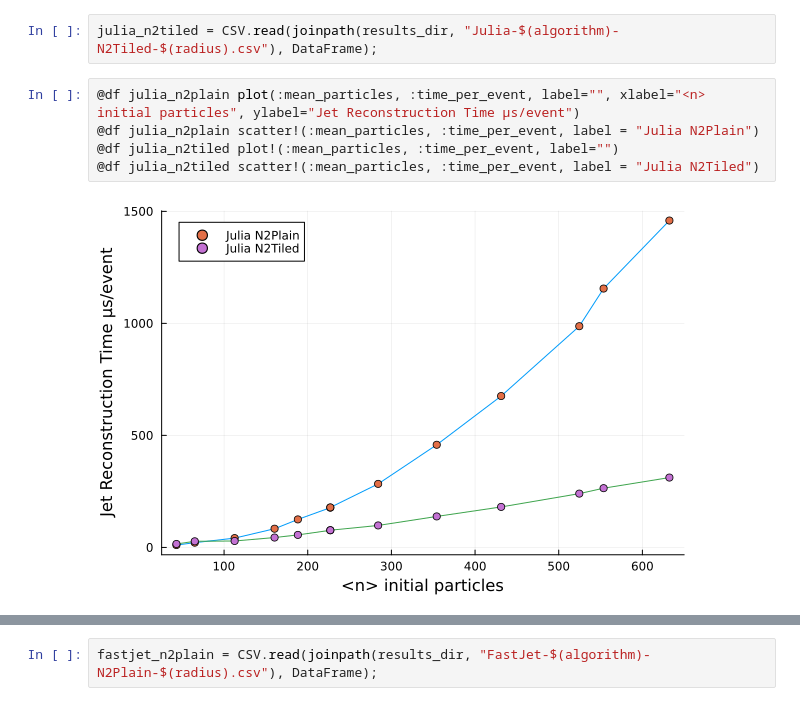
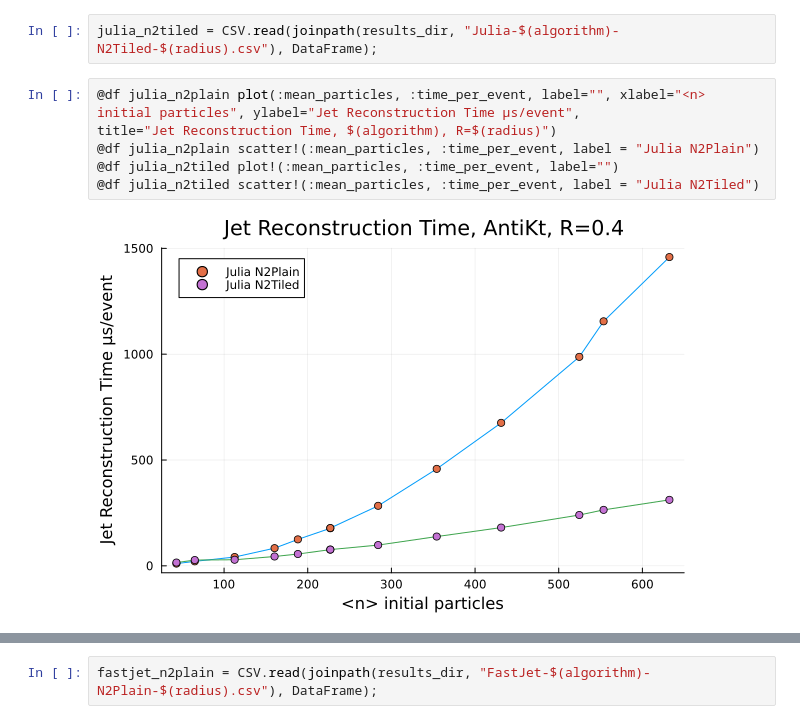
Before and after one commit to urania277/JetReconstructionBenchmarks.jl, a Jupyter notebook: results/plot-results.ipynb, the cells around one changed output, grey strips where cells are left out. Saved outputs shown, nothing was run; the diff lists cells and outputs as text.

```diff
--- a/results/plot-results.ipynb
+++ b/results/plot-results.ipynb
@@ -18,10 +18,11 @@ julia_n2plain = CSV.read(joinpath(results_dir, "Julia-$(algorithm)-N2Plain-$(rad
 # %%
 julia_n2tiled = CSV.read(joinpath(results_dir, "Julia-$(algorithm)-N2Tiled-$(radius).csv"), DataFrame);
 # %%
-@df julia_n2plain plot(:mean_particles, :time_per_event, label="", xlabel="<n> initial particles", ylabel="Jet Reconstruction Time μs/event")
+@df julia_n2plain plot(:mean_particles, :time_per_event, label="", xlabel="<n> initial particles", ylabel="Jet Reconstruction Time μs/event",
+title="Jet Reconstruction Time, $(algorithm), R=$(radius)")
 @df julia_n2plain scatter!(:mean_particles, :time_per_event, label = "Julia N2Plain")
 @df julia_n2tiled plot!(:mean_particles, :time_per_event, label="")
 @df julia_n2tiled scatter!(:mean_particles, :time_per_event, label = "Julia N2Tiled")
 # %% [output]
-[figure, old version]
+[figure, new version]
 # %%
```
Also changed, not shown: parts of 6 cells of this notebook.
